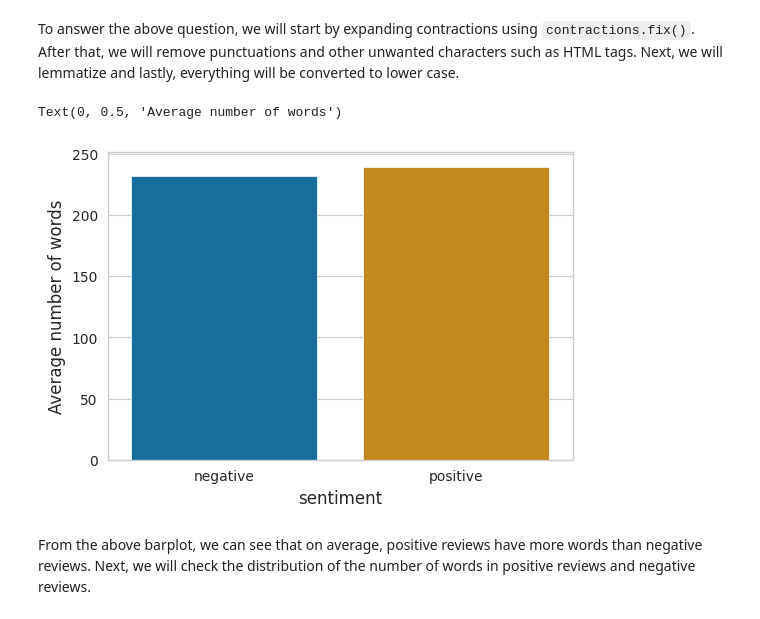
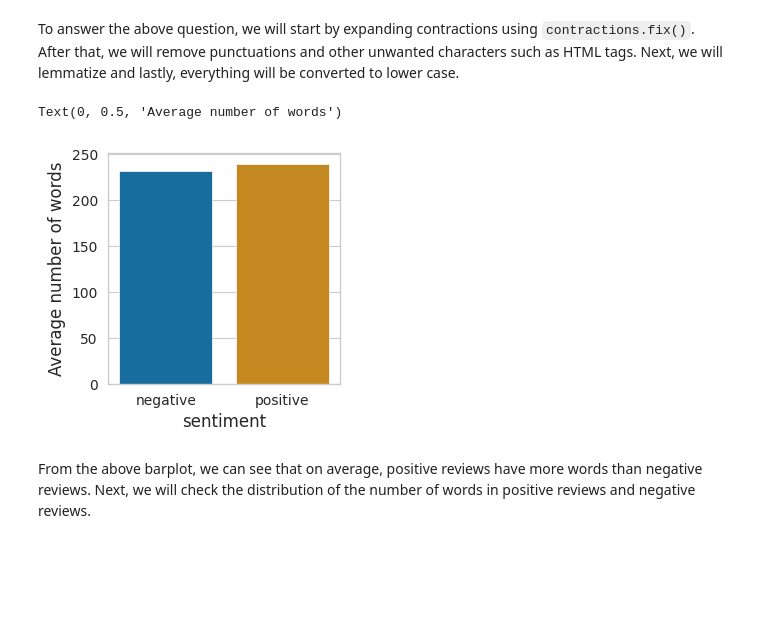
Before and after one commit to noah1-alt/sentiment-analysis, a Jupyter notebook: futureintern-ml-02.ipynb, the cells around one changed output. Drawn from its saved outputs; the diff is of its cells as text; code cells hidden in the pictures; blank space fills up the shorter version.

```diff
--- a/futureintern-ml-02.ipynb
+++ b/futureintern-ml-02.ipynb
@@ -192,13 +195,13 @@ movies_df['clean_tokens'] = tokens_stripped
 # %%
 movies_df['clean_review'] = [' '.join(review) for review in movies_df['clean_tokens']]
 movies_df['num_words'] = [len(review) for review in movies_df['clean_tokens']]
 # A barplot of the average number of words in a review against sentiment
-plt.figure(figsize = (6,4))
+plt.figure(figsize = (3,3))
 sns.barplot(data = movies_df, x = 'sentiment', y = 'num_words', ci = True)
 plt.ylabel("Average number of words")
 # %% [output]
 Text(0, 0.5, 'Average number of words')
-[figure, old version]
+[figure, new version]
 # %% [markdown]
 From the above barplot, we can see that on average, positive reviews have more words than negative reviews. Next, we will check the distribution of the number of words in positive reviews and negative reviews.
 # %%
```
Also changed, not shown: parts of 20 cells of this notebook.
